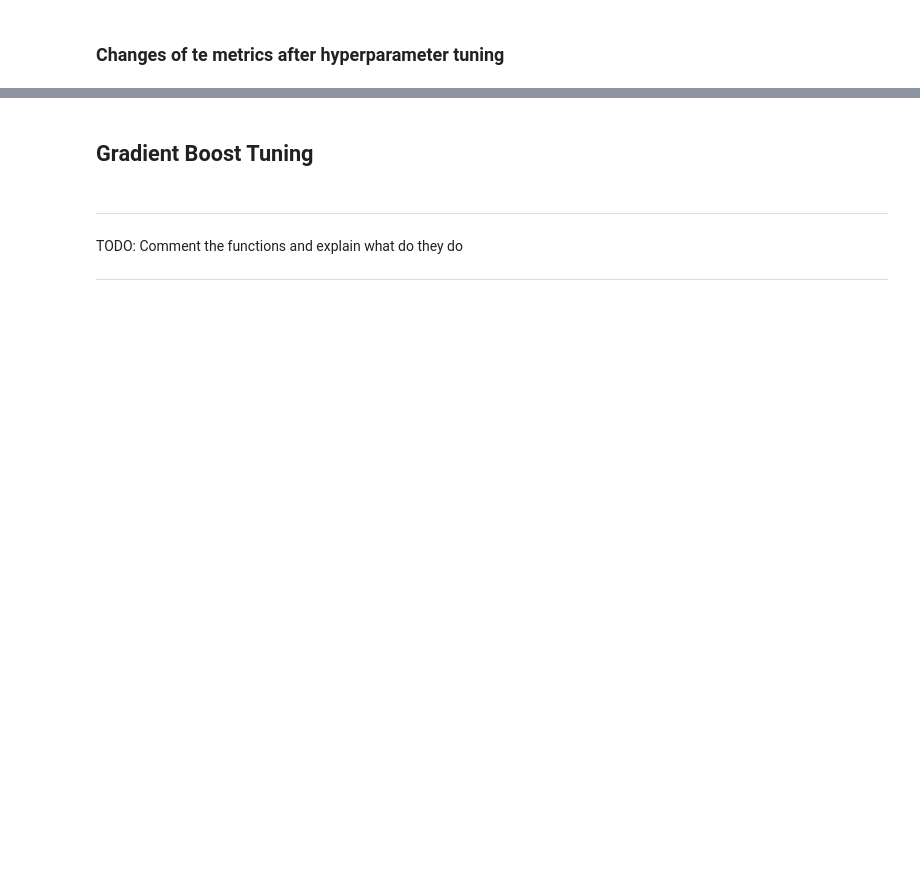
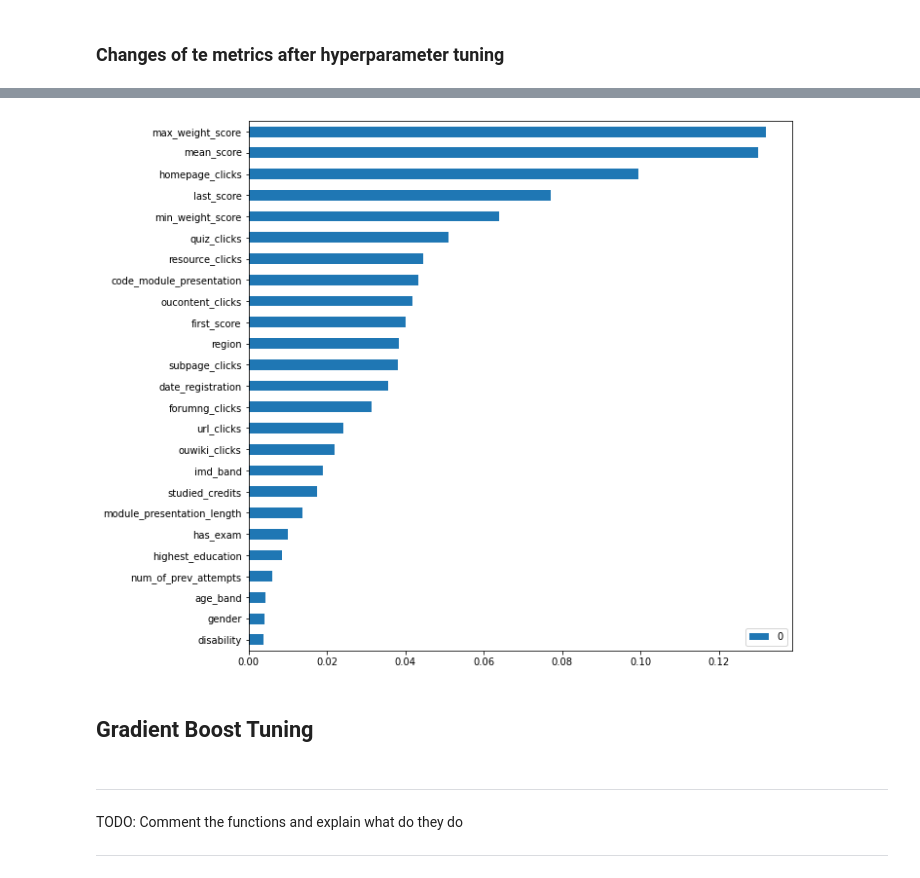
Before and after one commit to tevfikcagridural/student-success, a Jupyter notebook: Modelling.ipynb, the cells around one changed output, grey strips where cells are left out. Saved outputs shown, nothing was run; the diff lists cells and outputs as text; code cells hidden in the pictures; blank space fills up the shorter version.

```diff
--- a/Modelling.ipynb
+++ b/Modelling.ipynb
@@ -464,3 +517,24 @@ rf_accuracy, rf_mcc
+# %%
+# Columns of code_module_presentation feature
+class_features = feature_importances.columns.str.extractall("(x0_.*)")[0]
+
+# Columns of region
+region_features = feature_importances.columns.str.extractall("(x1_.*)")[0]
+# %%
+# Sum up the columns as they were before encoding
+feature_importances['code_module_presentation'] = feature_importances[class_features].sum(axis=1)
+feature_importances['region'] = feature_importances[region_features].sum(axis=1)
+# %%
+# Drop columns encoding process created
+feature_importances = feature_importances.drop(class_features, axis=1).drop(region_features, axis=1)
+# %%
+# Rename gender column
+feature_importances.rename({'x2_M': 'gender'}, axis=1, inplace=True)
+# %%
+# Plot the feature importances
+_ = feature_importances.T.sort_values(0).plot(kind='barh', figsize=(10,10))
+# %% [output]
+[figure, added]
 # %% [markdown]
 ## Gradient Boost Tuning
 # %% [markdown]
```
Also changed, not shown: parts of 31 cells of this notebook.
